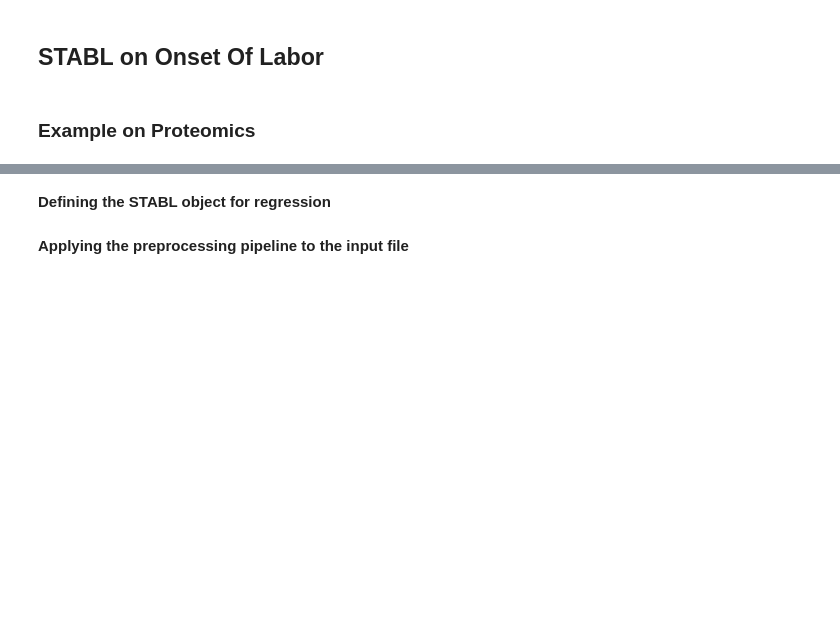
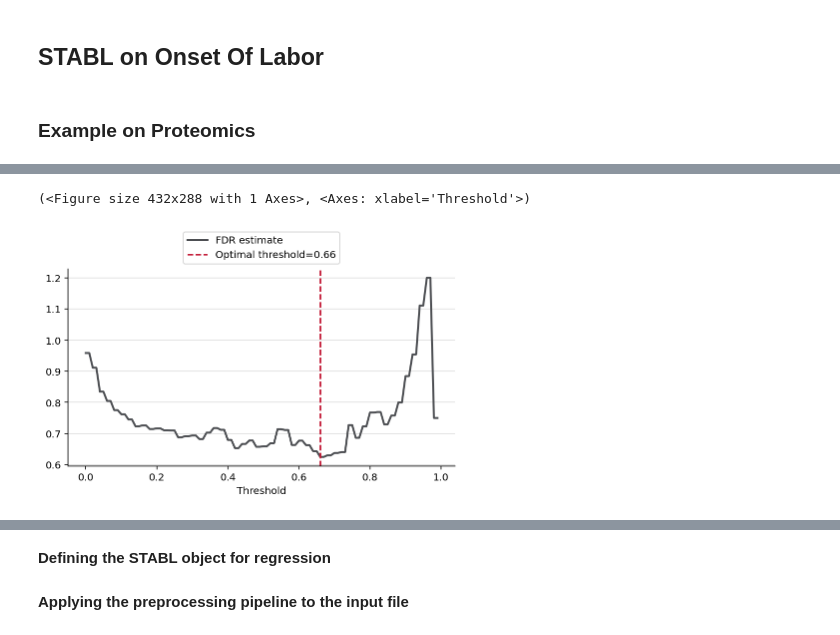
Before and after one commit to gregbellan/Stabl, a Jupyter notebook: Notebook examples/Tutorial Notebook.ipynb, the cells around one changed output, grey strips where cells are left out. Drawn from its saved outputs; the diff is of its cells as text; code cells hidden in the pictures; blank space fills up the shorter version.

```diff
--- a/Notebook examples/Tutorial Notebook.ipynb
+++ b/Notebook examples/Tutorial Notebook.ipynb
@@ -148,0 +214,5 @@ The python files contains various functions and method to help the user in visua
+# %%
+plot_fdr_graph(stabl_regression, figsize=(6, 4))
+# %% [output]
+(<Figure size 432x288 with 1 Axes>, <Axes: xlabel='Threshold'>)
+[figure, added]
```
Also changed, not shown: parts of 18 cells of this notebook, 2 other files.
